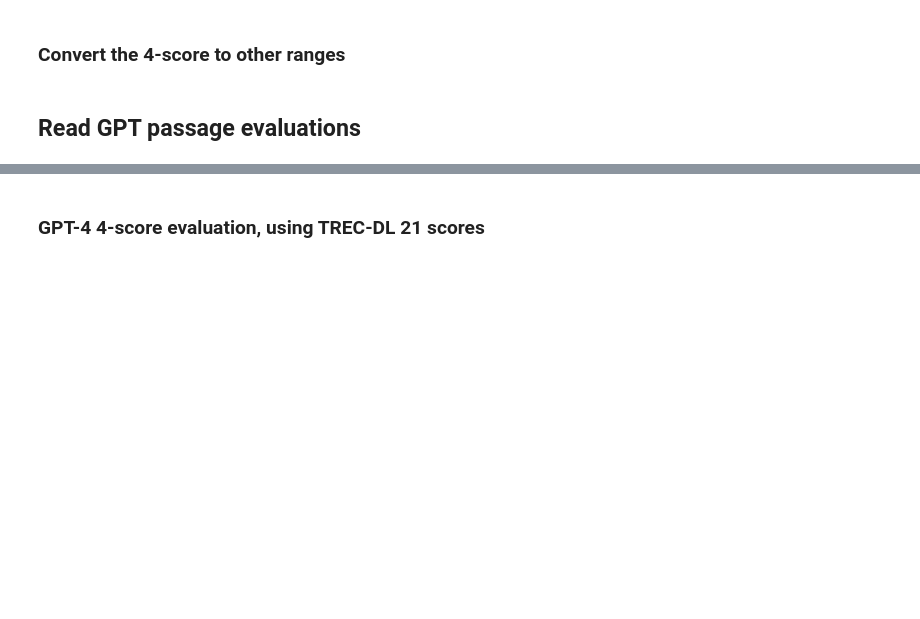
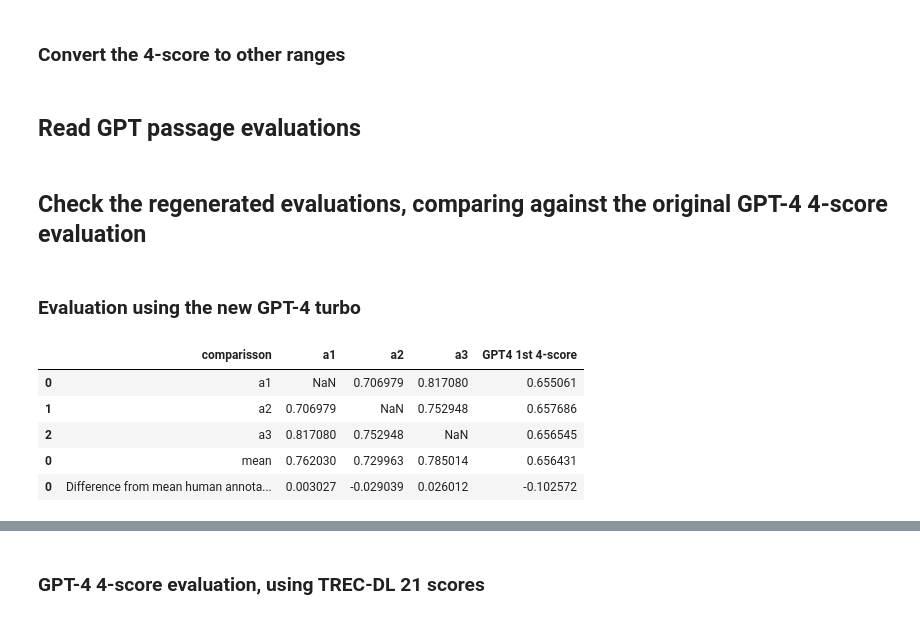
Before and after one commit to eduseiti/unicamp_IR, a Jupyter notebook: inter_annotator_agreement_analysis.ipynb, the cells around one changed output, grey strips where cells are left out. Cells and saved outputs as stored; diff of their text form; code cells hidden in the pictures; blank space fills up the shorter version.

```diff
--- a/inter_annotator_agreement_analysis.ipynb
+++ b/inter_annotator_agreement_analysis.ipynb
@@ -227,3 +231,35 @@ a3_df['02_score_alt'] = a3_df['score'].map(score_mapper_for_2_alt)
 common_score_df['02_score_alt'] = common_score_df['score'].map(score_mapper_for_2_alt)
 # %% [markdown]
 ## Read GPT passage evaluations
+# %%
+def correlations_1st_set(evaluation_df, which_score, correlation_fn):
+
+    general_agreement_df = pd.DataFrame()
+
+    general_agreement_df['comparisson'] = ['a1', 'a2', 'a3']
+
+    general_agreement_df['a1'] = [np.nan,
+                                  globals()[correlation_fn](a1_df.iloc[0:120][which_score], a2_df.iloc[0:120][which_score])[0],
+                                  globals()[correlation_fn](a1_df.iloc[0:120][which_score], a3_df.iloc[0:120][which_score])[0]]
+
+    general_agreement_df['a2'] = [globals()[correlation_fn](a1_df.iloc[0:120][which_score], a2_df.iloc[0:120][which_score])[0],
+                                  np.nan,
+                                  globals()[correlation_fn](a2_df.iloc[0:120][which_score], a3_df.iloc[0:120][which_score])[0]]
+
+    general_agreement_df['a3'] = [globals()[correlation_fn](a1_df.iloc[0:120][which_score], a3_df.iloc[0:120][which_score])[0],
+                                  globals()[correlation_fn](a2_df.iloc[0:120][which_score], a3_df.iloc[0:120][which_score])[0],
+                                  np.nan]
+
+    general_agreement_df['GPT4 1st 4-score'] = [globals()[correlation_fn](a1_df.iloc[0:120][which_score], evaluation_df[which_score])[0],
+                                                globals()[correlation_fn](a2_df.iloc[0:120][which_score], evaluation_df[which_score])[0],
+                                                globals()[correlation_fn](a3_df.iloc[0:120][which_score], evaluation_df[which_score])[0]]
+
+    general_agreement_df = pd.concat([general_agreement_df,
+                                      pd.DataFrame(data=[['mean'] + general_agreement_df.iloc[:, 1:].mean().to_list()], columns=general_agreement_df.columns)])
+
+    human_mean = general_agreement_df.iloc[-1,1:4].mean()
+
+    general_agreement_df = pd.concat([general_agreement_df,
+                                      pd.DataFrame(data=[['Difference from mean human annotators'] + (general_agreement_df.iloc[-1, 1:] - human_mean).to_list()], columns=general_agreement_df.columns)])
+
+    return general_agreement_df
@@ -229,0 +330,6 @@ common_score_df['02_score_alt'] = common_score_df['score'].map(score_mapper_for_
+# %% [markdown]
+## Check the regenerated evaluations, comparing against the original GPT-4 4-score evaluation
+# %% [markdown]
+### Evaluation using the new GPT-4 turbo
+# %%
+gpt4_1106_1st_df = pd.read_csv(os.path.join("../unicamp_IR/tests", "test_000_119_gpt-4-1106-preview_20231108_fixed_2_scores.tsv"), sep='\t')
@@ -229,0 +340,9 @@ common_score_df['02_score_alt'] = common_score_df['score'].map(score_mapper_for_
+# %%
+correlations_1st_set(gpt4_1106_1st_df, 'score', 'spearmanr')
+# %% [output]
+|  | comparisson | a1 | a2 | a3 | GPT4 1st 4-score |
+| 0 | a1 | NaN | 0.706979 | 0.817080 | 0.655061 |
+| 1 | a2 | 0.706979 | NaN | 0.752948 | 0.657686 |
+| 2 | a3 | 0.817080 | 0.752948 | NaN | 0.656545 |
+| 0 | mean | 0.762030 | 0.729963 | 0.785014 | 0.656431 |
+| 0 | Difference from mean human annota... | 0.003027 | -0.029039 | 0.026012 | -0.102572 |
```
Also changed, not shown: parts of 38 cells of this notebook, 3 other files.
